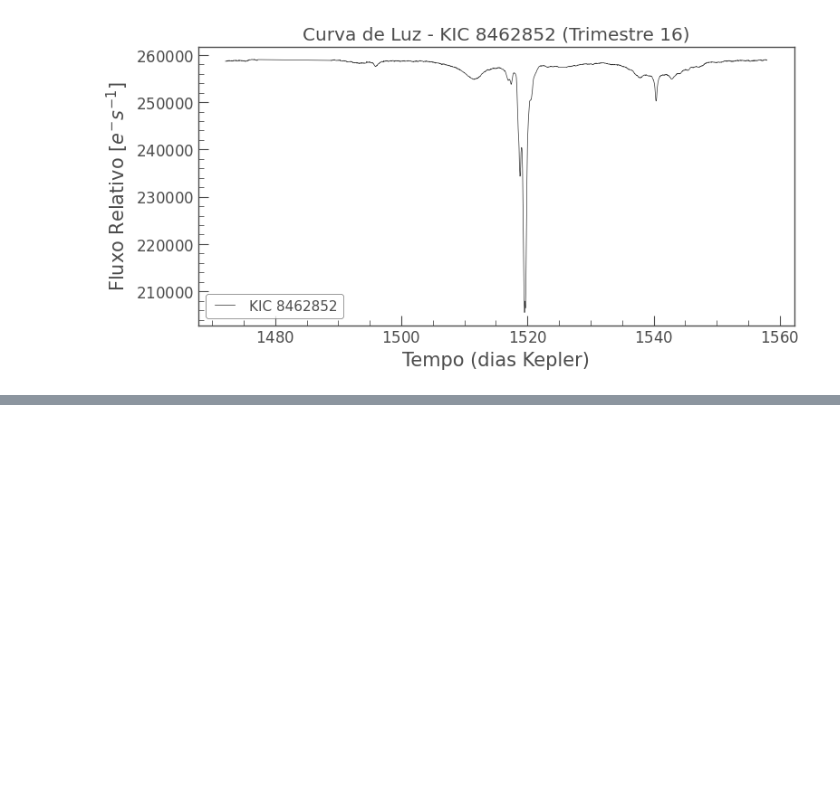
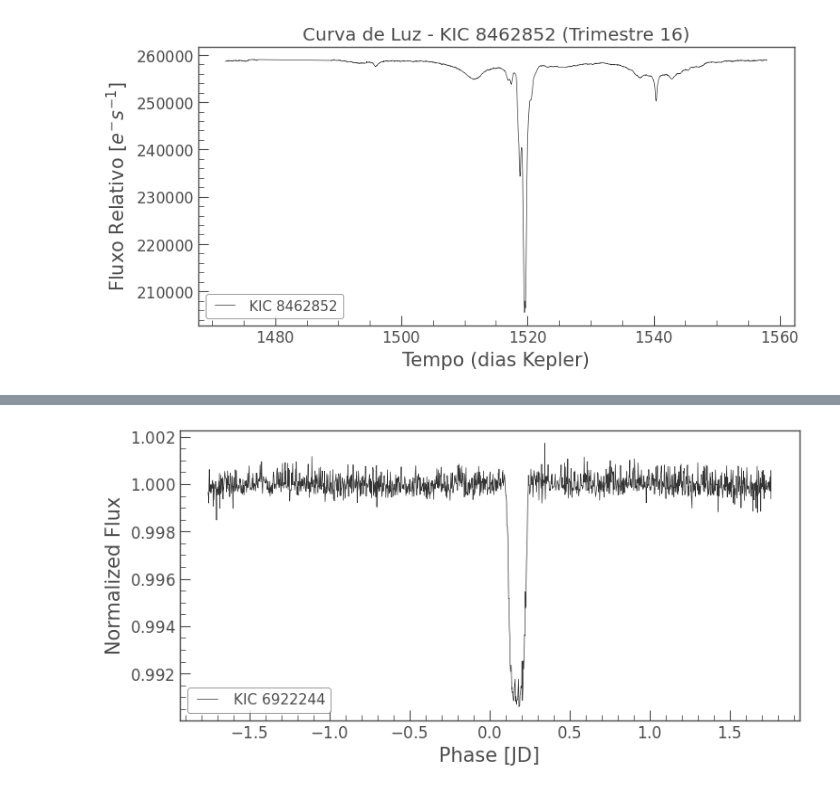
Before and after one commit to costandrad/find-exoplanets-with-nasa-data-and-python, a Jupyter notebook: src/find-exoplanets.ipynb, the cells around one changed output, grey strips where cells are left out. Cells and saved outputs as stored; diff of their text form; code cells hidden in the pictures; blank space fills up the shorter version.

```diff
--- a/src/find-exoplanets.ipynb
+++ b/src/find-exoplanets.ipynb
@@ -79,0 +103,7 @@ Análises que podem ser realizadas:
+# %%
+folded_lc = flat_lc.fold(period=3.5225)
+# %%
+folded_lc.plot();
+plt.show()
+# %% [output]
+[figure, added]
```
Also changed, not shown: parts of 32 cells of this notebook.
